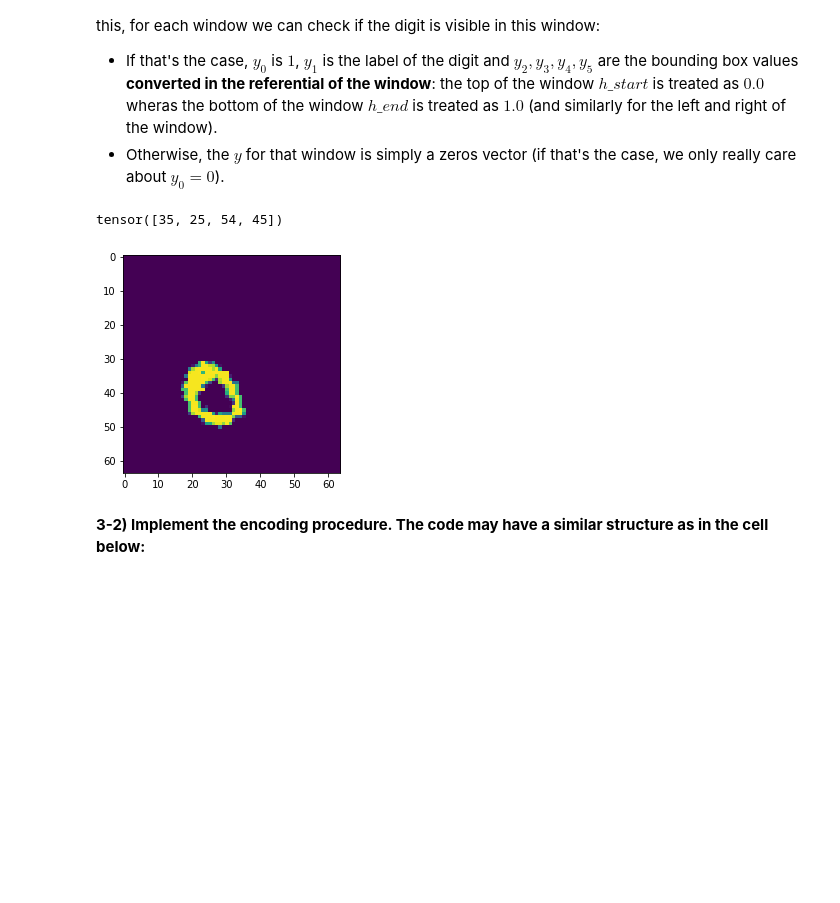
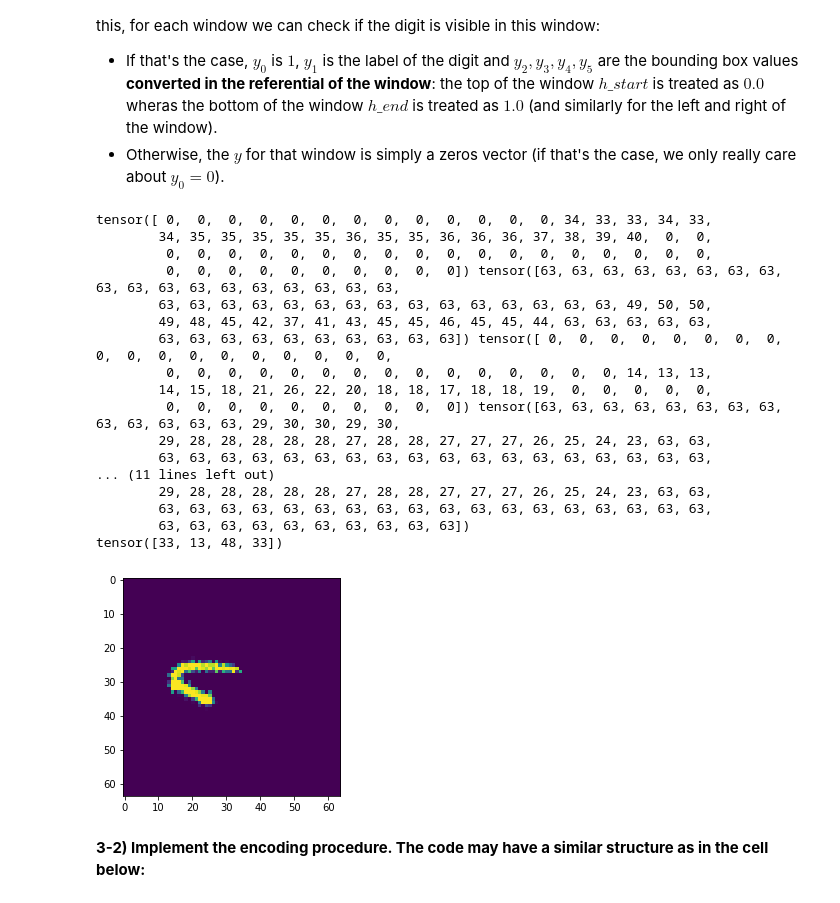
Before and after one commit to ErikHys/INF265, a Jupyter notebook: Weekly's/INF265_Weeks_12_13.ipynb, the cells around one changed output. Saved outputs shown, nothing was run; the diff lists cells and outputs as text; code cells hidden in the pictures; blank space fills up the shorter version.

```diff
--- a/Weekly's/INF265_Weeks_12_13.ipynb
+++ b/Weekly's/INF265_Weeks_12_13.ipynb
@@ -511,24 +511,48 @@ We want every window to carry information. As such, we want to produce one $y$ f
 - Otherwise, the $y$ for that window is simply a zeros vector (if that's the case, we only really care about $y_0=0$).
 # %%
 def findTopLeftBottomRight(image):
+    image = image[0]
     ones = torch.ones(image.shape)
     ones_and_zeroes = torch.where(image > 0, ones, image)
+    x_minp = torch.argmax(ones_and_zeroes, dim=-1)
+    y_minp = torch.argmax(ones_and_zeroes, dim=-2)
+    ones_and_zeroesp = ones_and_zeroes.permute(1, 0)
+    x_maxp = 63 - torch.argmax(ones_and_zeroesp, dim=-1)
+    y_maxp = 63 - torch.argmax(ones_and_zeroesp, dim=-2)
     x_max, y_max = 0, 0
     x_min, y_min = 64, 64
-    for y in range(image.shape[1]):
-        for x in range(image.shape[2]):
-            if ones_and_zeroes[0][y][x] > 0:
+    for y in range(image.shape[-2]):
+        for x in range(image.shape[-1]):
+            if ones_and_zeroes[y][x] > 0:
                 y_max = max(y, y_max)
                 x_max = max(x, x_max)
                 y_min = min(y, y_min)
                 x_min = min(x, x_min)
+    print(x_minp, x_maxp, y_minp, y_maxp)
+    print(x_minp, x_maxp, y_minp, y_maxp)
     return torch.tensor((x_min, y_min, x_max, y_max))
 
 plt.imshow(elem[0][2].permute(1, 2, 0))
 print(findTopLeftBottomRight(elem[0][0]))
 # %% [output]
-tensor([35, 25, 54, 45])
+tensor([ 0,  0,  0,  0,  0,  0,  0,  0,  0,  0,  0,  0,  0, 34, 33, 33, 34, 33,
+        34, 35, 35, 35, 35, 35, 36, 35, 35, 36, 36, 36, 37, 38, 39, 40,  0,  0,
+         0,  0,  0,  0,  0,  0,  0,  0,  0,  0,  0,  0,  0,  0,  0,  0,  0,  0,
+         0,  0,  0,  0,  0,  0,  0,  0,  0,  0]) tensor([63, 63, 63, 63, 63, 63, 63, 63, 63, 63, 63, 63, 63, 63, 63, 63, 63, 63,
+        63, 63, 63, 63, 63, 63, 63, 63, 63, 63, 63, 63, 63, 63, 63, 49, 50, 50,
+        49, 48, 45, 42, 37, 41, 43, 45, 45, 46, 45, 45, 44, 63, 63, 63, 63, 63,
+        63, 63, 63, 63, 63, 63, 63, 63, 63, 63]) tensor([ 0,  0,  0,  0,  0,  0,  0,  0,  0,  0,  0,  0,  0,  0,  0,  0,  0,  0,
+         0,  0,  0,  0,  0,  0,  0,  0,  0,  0,  0,  0,  0,  0,  0, 14, 13, 13,
+        14, 15, 18, 21, 26, 22, 20, 18, 18, 17, 18, 18, 19,  0,  0,  0,  0,  0,
+         0,  0,  0,  0,  0,  0,  0,  0,  0,  0]) tensor([63, 63, 63, 63, 63, 63, 63, 63, 63, 63, 63, 63, 63, 29, 30, 30, 29, 30,
+        29, 28, 28, 28, 28, 28, 27, 28, 28, 27, 27, 27, 26, 25, 24, 23, 63, 63,
+        63, 63, 63, 63, 63, 63, 63, 63, 63, 63, 63, 63, 63, 63, 63, 63, 63, 63,
+... (11 lines left out)
+        29, 28, 28, 28, 28, 28, 27, 28, 28, 27, 27, 27, 26, 25, 24, 23, 63, 63,
+        63, 63, 63, 63, 63, 63, 63, 63, 63, 63, 63, 63, 63, 63, 63, 63, 63, 63,
+        63, 63, 63, 63, 63, 63, 63, 63, 63, 63])
+tensor([33, 13, 48, 33])
-[figure, old version]
+[figure, new version]
 # %% [markdown]
 **3-2) Implement the encoding procedure. The code may have a similar structure as in the cell below:**
 # %%
```
Also changed, not shown: parts of 6 cells of this notebook.
